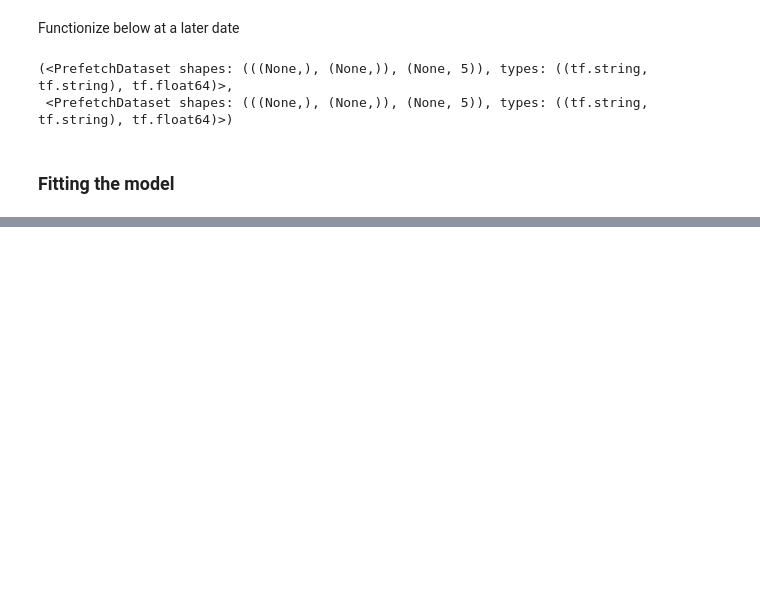
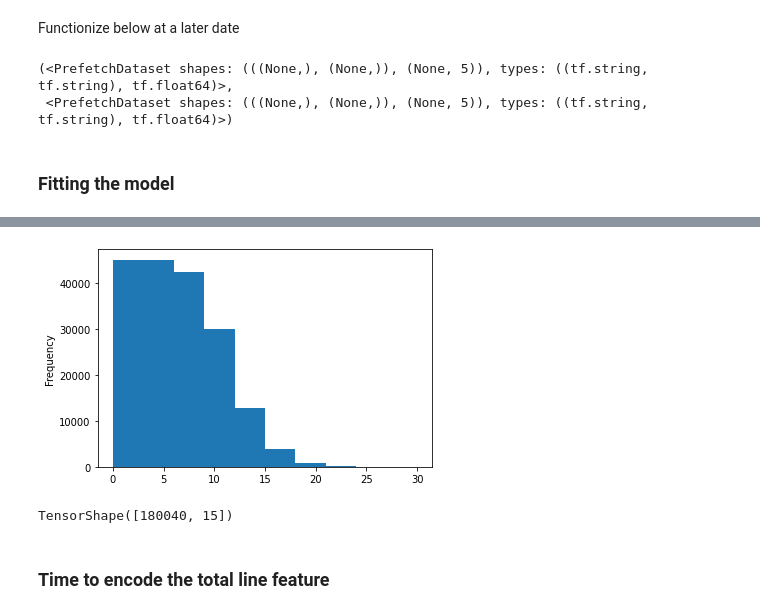
Before and after one commit to SilahicAmil/End-To-End-SkimLit, a Jupyter notebook: End_To_End_SkimLit_NLP.ipynb, the cells around one changed output, grey strips where cells are left out. Cells and saved outputs as stored; diff of their text form; code cells hidden in the pictures; blank space fills up the shorter version.

```diff
--- a/End_To_End_SkimLit_NLP.ipynb
+++ b/End_To_End_SkimLit_NLP.ipynb
@@ -1189,0 +1225,16 @@ Model 4 - Hybrid Model - Token and Character Embedded: {'accuracy': 73.222560571
+# %%
+# Check distribution
+train_df.line_number.plot.hist();
+# %% [output]
+[figure, added]
+# %%
+# Tensorflow to create one-hot encoded tensors for line number
+train_line_numbers_one_hot = tf.one_hot(train_df["line_number"].to_numpy(), depth=15)
+val_line_numbers_one_hot = tf.one_hot(val_df["line_number"].to_numpy(), depth=15)
+test_line_numbers_one_hot = tf.one_hot(test_df["line_number"].to_numpy(), depth=15)
+
+train_line_numbers_one_hot.shape
+# %% [output]
+TensorShape([180040, 15])
+# %% [markdown]
+### Time to encode the total line feature
```
Also changed, not shown: parts of 42 cells of this notebook.
